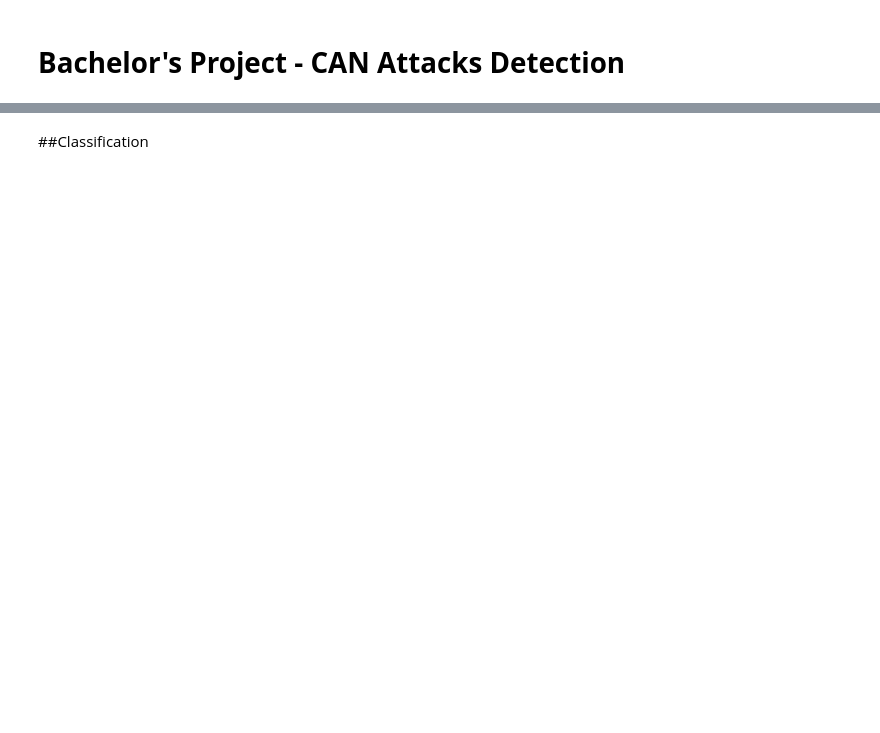
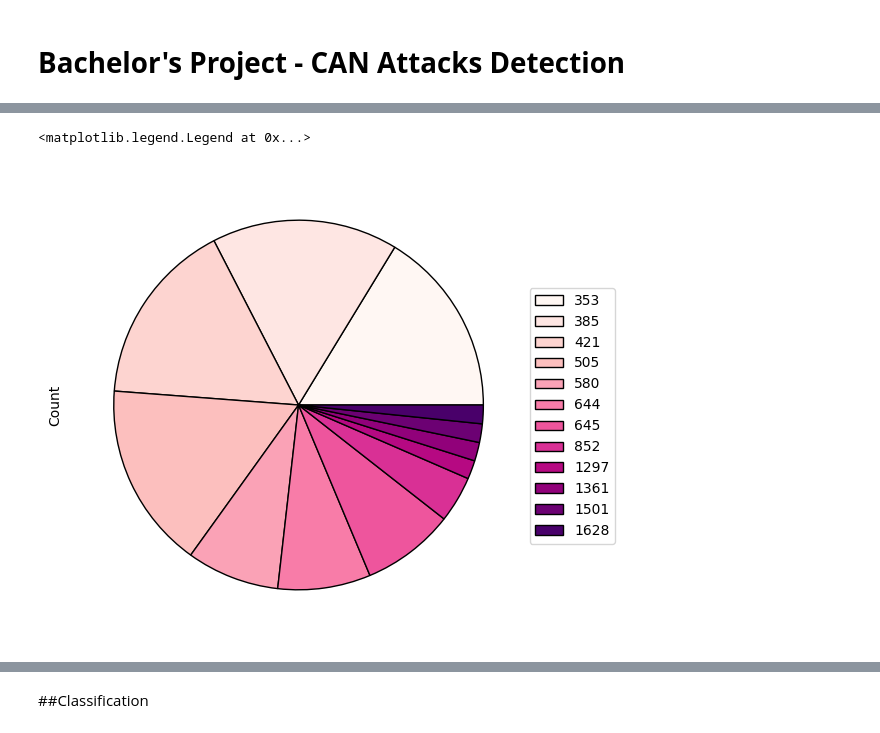
Before and after one commit to nicoletavoinea/BachelorProject, a Jupyter notebook: bachelor_project/GoogleColab/CANAttacksDetection.ipynb, the cells around one changed output, grey strips where cells are left out. Saved outputs shown, nothing was run; the diff lists cells and outputs as text; code cells hidden in the pictures; blank space fills up the shorter version.

Commit message:
Added analysis of input data, KNN and SGD classifinaction

```diff
--- a/bachelor_project/GoogleColab/CANAttacksDetection.ipynb
+++ b/bachelor_project/GoogleColab/CANAttacksDetection.ipynb
@@ -113,0 +28,19 @@ labels=np.array(labels)
+# %%
+temp=[]
+for line in inputlines:
+  line=line.split()
+  message_length=int(line[5])
+  if(message_length<8):
+    for i in range(8-message_length):
+      line.insert(6+message_length+i,'00')
+  temp.append(line)
+inputdata=temp
+# %%
+inputdata = pd.DataFrame(inputdata, columns=['Time', 'Channel','ID','Type','d','ByteNo','b1','b2','b3','b4','b5','b6','b7','b8'])
+# %%
+inputdata=inputdata.drop('Channel',axis=1)
+inputdata=inputdata.drop('d',axis=1)
+inputdata=inputdata.drop('Type',axis=1)
+inputdata[['b1','b2','b3','b4','b5','b6','b7','b8']]=inputdata[['b1','b2','b3','b4','b5','b6','b7','b8']].applymap(lambda x: int(x, 16))
+inputdata[['ID']]=inputdata[['ID']].applymap(lambda x:int(x,16))
+inputdata['Time']=inputdata['Time'].astype(float)
@@ -113,0 +61,3 @@ labels=np.array(labels)
+# %%
+IDs = inputdata.groupby(['ID'])['ID'].count().reset_index(name='Count')
+IDs
@@ -113,0 +78,7 @@ labels=np.array(labels)
+# %%
+plot = IDs.plot.pie(y='Count',labels=None, figsize=(6,6),cmap=mpl.colormaps['RdPu'],shadow=False,wedgeprops={'linewidth': 1.0, 'edgecolor': 'black'})
+plt.legend(IDs['ID'], loc=(1, 0.2))
+plt.title('Messages percentage on CAN Trace')
+# %% [output]
+<matplotlib.legend.Legend at 0x...>
+[figure, added]
```
Also changed, not shown: parts of 100 cells of this notebook.
